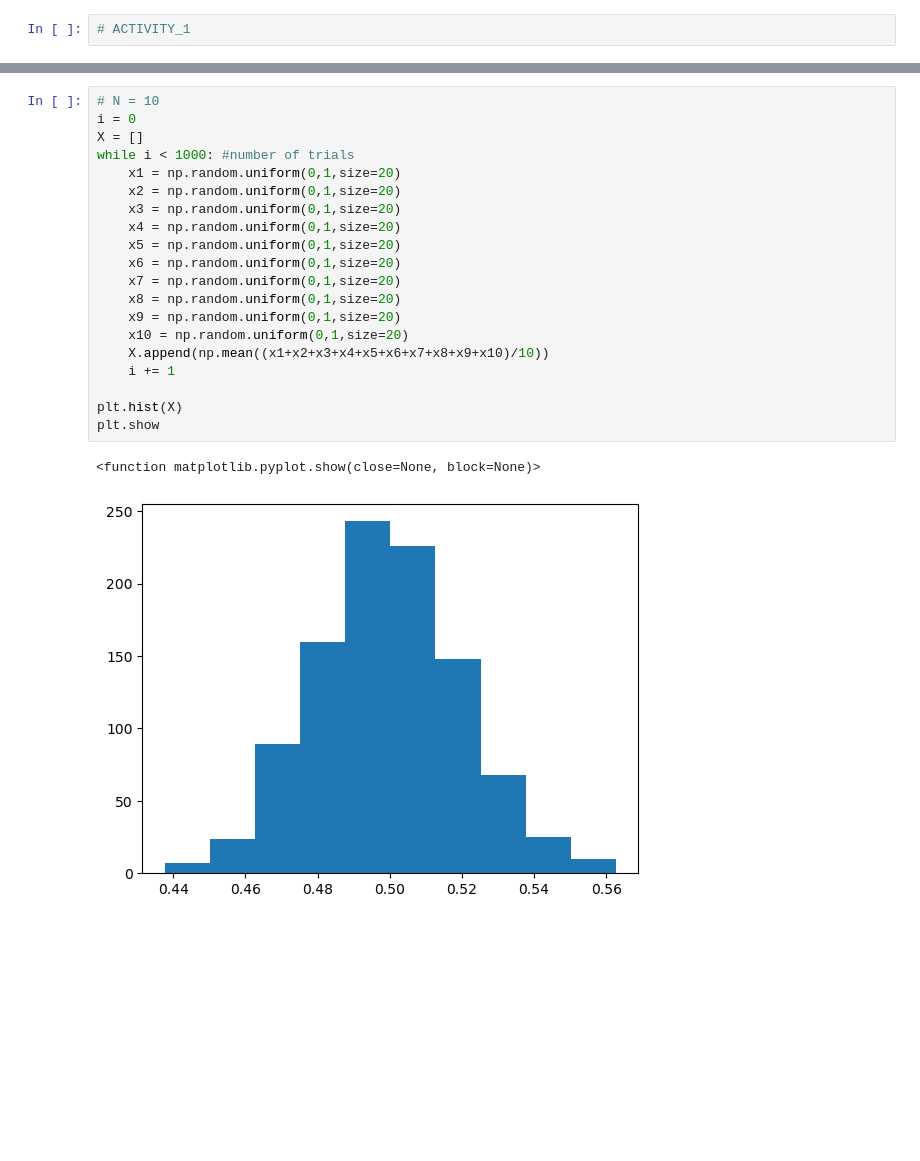
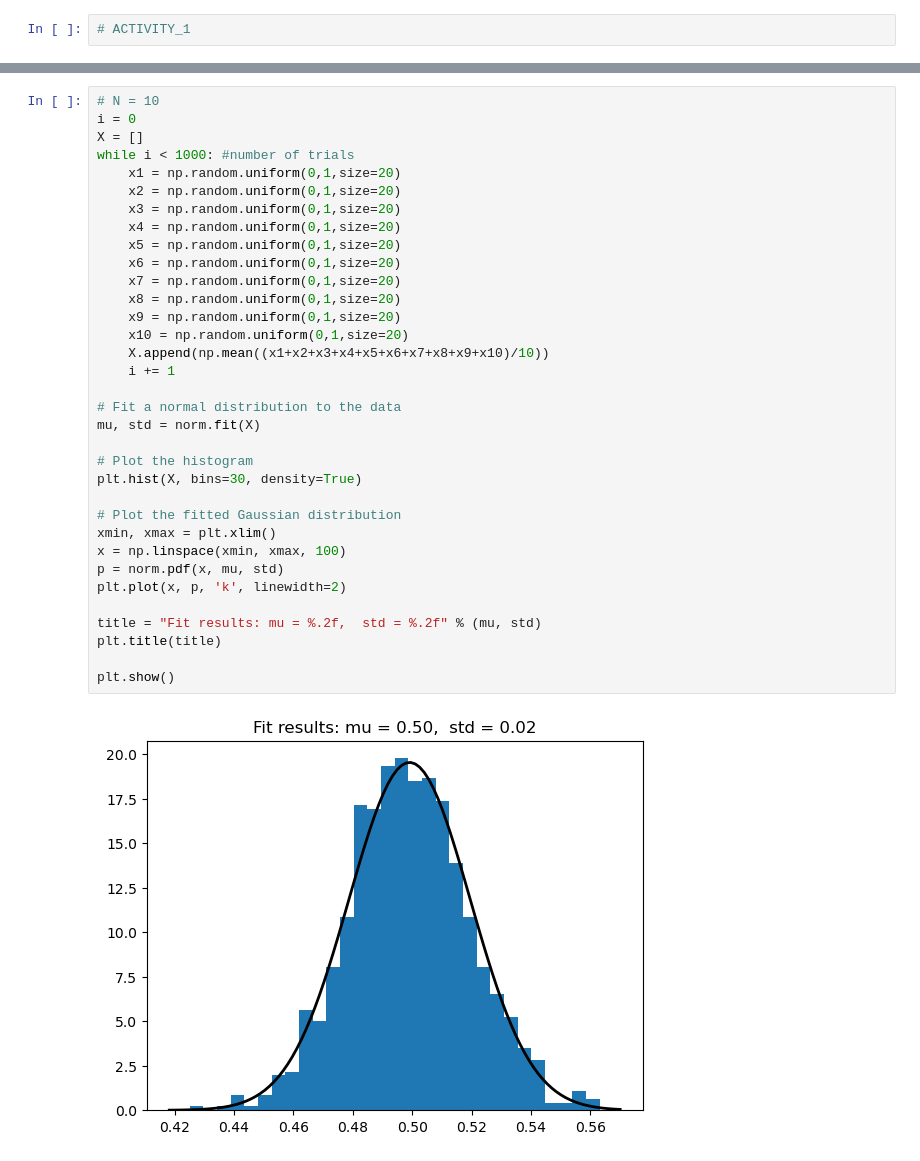
Before and after one commit to aklimakhanam/Data_Analysis_Projects, a Jupyter notebook: Module2_Activity1.ipynb, the cells around one changed output, grey strips where cells are left out. Cells and saved outputs as stored; diff of their text form; blank space fills up the shorter version.

```diff
--- a/Module2_Activity1.ipynb
+++ b/Module2_Activity1.ipynb
@@ -39,23 +40,36 @@ plt.show
 # %%
 # N = 10
 i = 0
 X = []
 while i < 1000: #number of trials
     x1 = np.random.uniform(0,1,size=20)
     x2 = np.random.uniform(0,1,size=20)
     x3 = np.random.uniform(0,1,size=20)
     x4 = np.random.uniform(0,1,size=20)
     x5 = np.random.uniform(0,1,size=20)
     x6 = np.random.uniform(0,1,size=20)
     x7 = np.random.uniform(0,1,size=20)
     x8 = np.random.uniform(0,1,size=20)
     x9 = np.random.uniform(0,1,size=20)
     x10 = np.random.uniform(0,1,size=20)
     X.append(np.mean((x1+x2+x3+x4+x5+x6+x7+x8+x9+x10)/10))
     i += 1
 
-plt.hist(X)
-plt.show
+# Fit a normal distribution to the data
+mu, std = norm.fit(X)
+
+# Plot the histogram
+plt.hist(X, bins=30, density=True)
+
+# Plot the fitted Gaussian distribution
+xmin, xmax = plt.xlim()
+x = np.linspace(xmin, xmax, 100)
+p = norm.pdf(x, mu, std)
+plt.plot(x, p, 'k', linewidth=2)
+
+title = "Fit results: mu = %.2f,  std = %.2f" % (mu, std)
+plt.title(title)
+
+plt.show()
 # %% [output]
-<function matplotlib.pyplot.show(close=None, block=None)>
-[figure, old version]
+[figure, new version]
```
Also changed, not shown: parts of 3 cells of this notebook.
